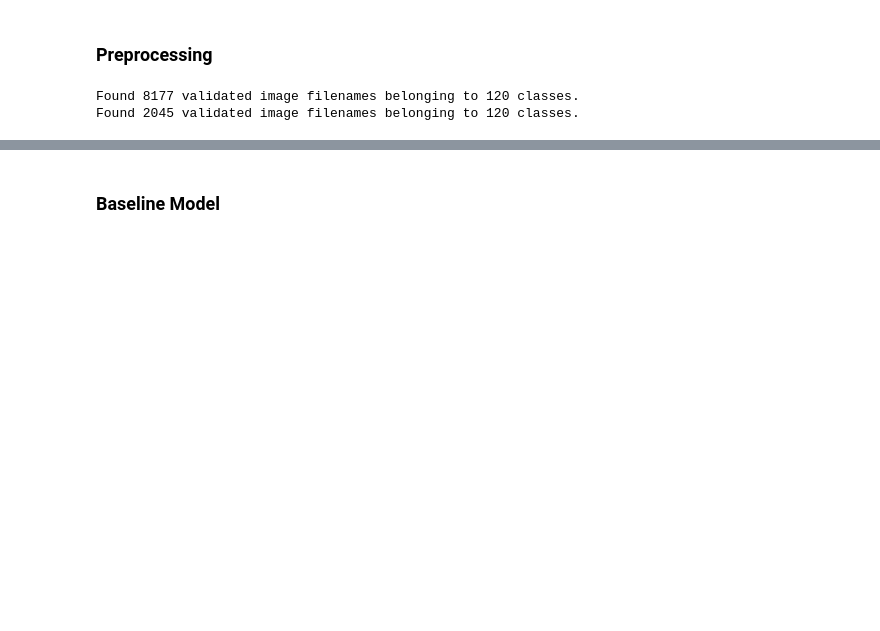
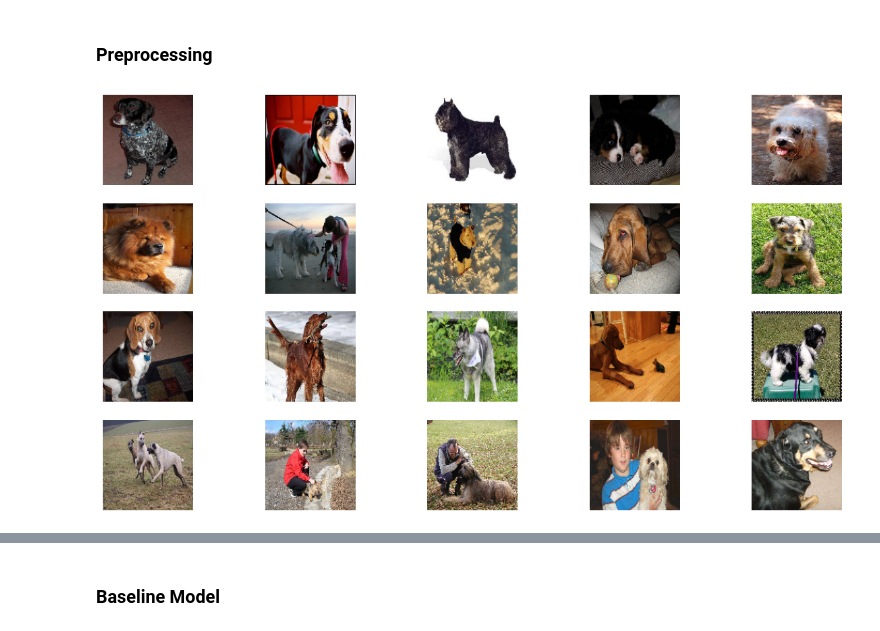
Before and after one commit to radtklau/mnist, a Jupyter notebook: dogs.ipynb, the cells around one changed output, grey strips where cells are left out. Cells and saved outputs as stored; diff of their text form; code cells hidden in the pictures; blank space fills up the shorter version.

```diff
--- a/dogs.ipynb
+++ b/dogs.ipynb
@@ -76,47 +81,28 @@ Axes(0.125,0.11;0.775x0.77)
 # %% [markdown]
 ### Preprocessing
-# %%
-# #scaling
-# scaler = StandardScaler()
-# X_train = scaler.fit_transform(X_train.reshape((X_train.shape[0], -1))).reshape(X_train.shape)
-# X_test = scaler.transform(X_test.reshape((X_test.shape[0], -1))).reshape(X_test.shape)
-import os
-
-labels['id'] = labels['id'].apply(lambda x: f'{x}.jpg' if '.jpg' not in x else x)
-X = labels['id']
-y = labels['breed']
-X_train, X_test, y_train, y_test = train_test_split(X, y, test_size=0.2, random_state=42)
-train_df, valid_df = train_test_split(labels, test_size=0.2, random_state=42)
-
-image_path = "data/dogs/train/"
-
-# Create an ImageDataGenerator for preprocessing
-image_gen = ImageDataGenerator(rescale=1./255)  # rescale pixel values to [0, 1]
-
-# Use flow_from_dataframe to load and preprocess images
-train_generator = image_gen.flow_from_dataframe(
-    dataframe=train_df,
-    directory=image_path,
-    x_col="id",
-    y_col="breed",
-    target_size=(224, 224),  # adjust target_size based on your model requirements
-    batch_size=32,
-    class_mode="categorical",  # adjust class_mode based on your task
-    shuffle=True,
-    seed=42
-)
-
-valid_generator = image_gen.flow_from_dataframe(
-    dataframe=valid_df,
-    directory=image_path,
-    x_col="id",
-    y_col="breed",
-    target_size=(224, 224),
-    batch_size=32,
-    class_mode="categorical",
-    shuffle=True,
-    seed=42
-)
-# %% [output]
-Found 8177 validated image filenames belonging to 120 classes.
-Found 2045 validated image filenames belonging to 120 classes.
+# %%
+dataset_path = 'data/dogs/train'
+new_size = (128, 128)
+resized_img_list = []
+
+for i, image_id in enumerate(os.listdir(dataset_path)):
+    if i == 5000:
+        break
+    image_path = os.path.join(dataset_path, image_id)
+    img = image.load_img(image_path)
+    img_array = image.img_to_array(img)
+    resized_img_array = tf.image.resize(img_array, new_size)
+    resized_img_array = resized_img_array / 255.0
+    resized_img_list.append(resized_img_array)
+# %%
+random_images = random.sample(resized_img_list, 20)
+
+plt.figure(figsize=(15, 8))
+for i, img_array in enumerate(random_images, 1):
+    plt.subplot(4, 5, i)
+    plt.imshow(img_array)
+    plt.axis('off')
+
+plt.show()
+# %% [output]
+[figure, added]
```
Also changed, not shown: parts of 14 cells of this notebook.
